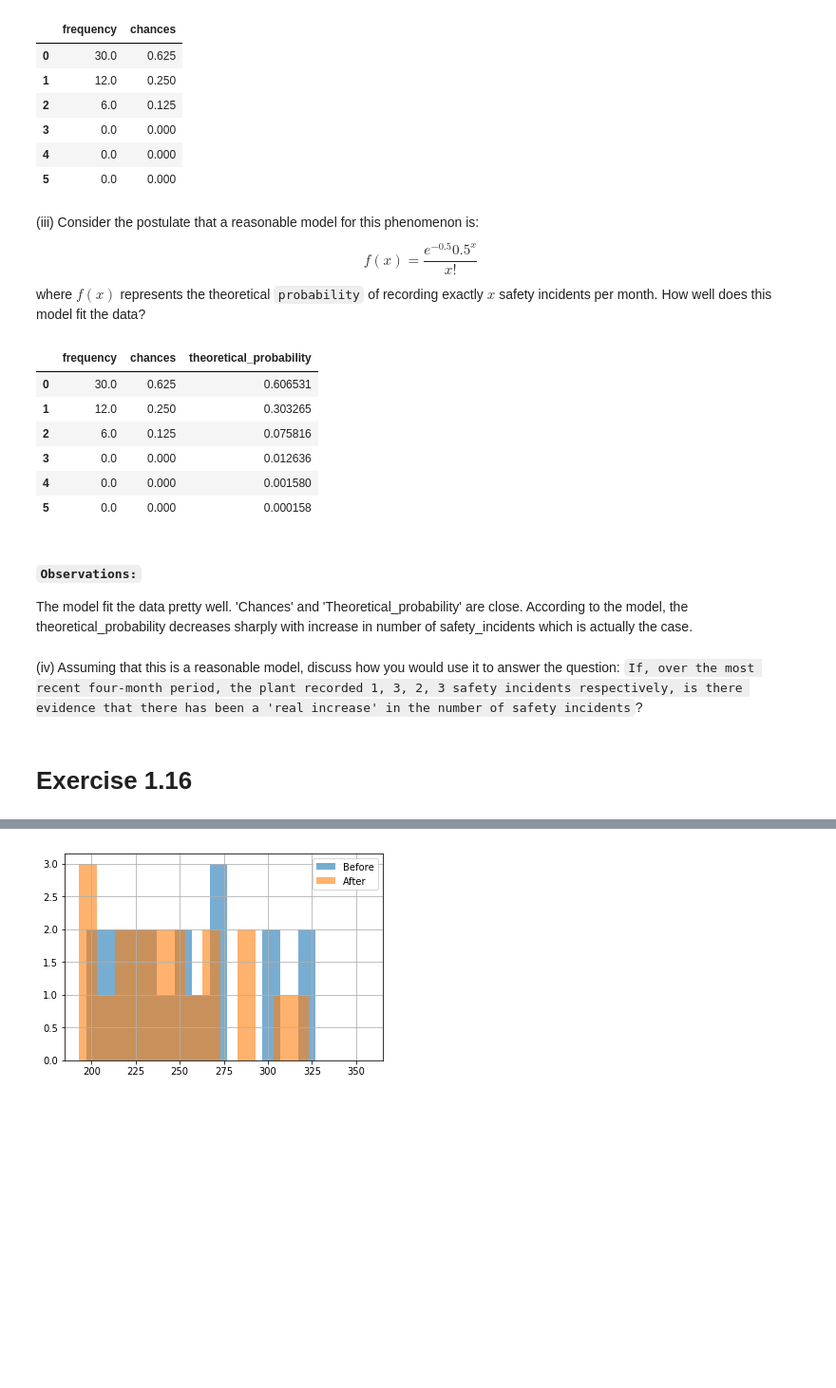
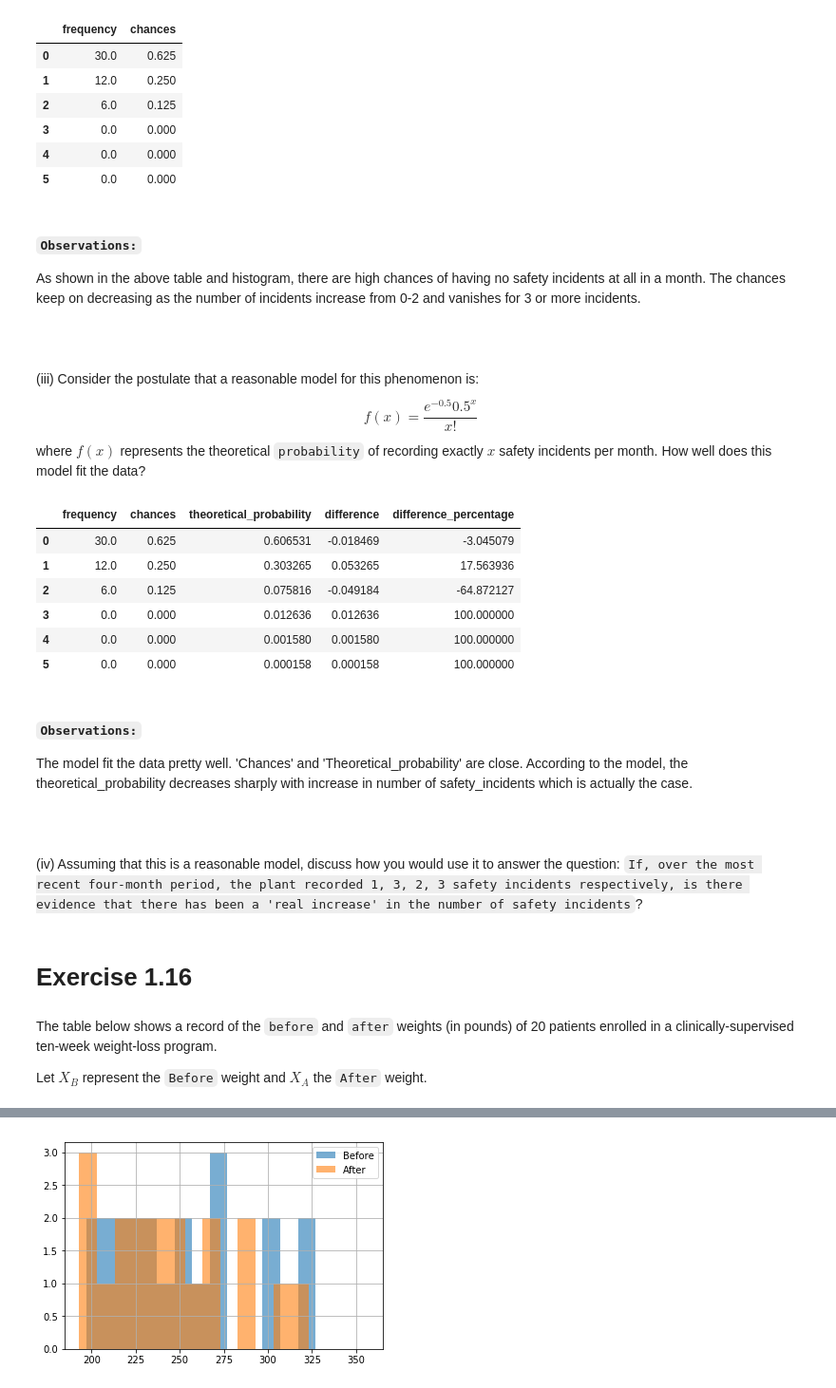
Before and after one commit to ayushi-b/Random_Phenomena_by_Babatunde_Ogunnaike, a Jupyter notebook: Chapter 1/Chapter 1.ipynb, the cells around one changed output, grey strips where cells are left out. Shown at 95% size. Drawn from its saved outputs; the diff is of its cells as text; code cells hidden in the pictures; blank space fills up the shorter version.

```diff
--- a/Chapter 1/Chapter 1.ipynb
+++ b/Chapter 1/Chapter 1.ipynb
@@ -893,7 +958,11 @@ freq_table
 | 3 | 0.0 | 0.000 |
 | 4 | 0.0 | 0.000 |
 | 5 | 0.0 | 0.000 |
+# %% [markdown]
+#### `Observations:`
+As shown in the above table and histogram, there are high chances of having no safety incidents at all in a month. The chances keep on decreasing as the number of incidents increase from 0-2 and vanishes for 3 or more incidents.
 # %% [markdown]
+<br> <br>
 (iii) Consider the postulate that a reasonable model for this phenomenon is:
 $$
 f(x) = \frac{e^{-0.5}{0.5^{x}}} {x!}
@@ -902,26 +971,34 @@ where $f(x)$ represents the theoretical `probability` of recording exactly $x$ s
 # %%
 def function_of_x(x, lmbda=0.5):
     value = (np.exp(-lmbda)*(lmbda**x))/math.factorial(x)
     return value
 
 theoretical_probability = []
 for x in freq_table.index.values:
     theoretical_probability.append(function_of_x(x))
 
 freq_table['theoretical_probability'] = theoretical_probability
+freq_table['difference'] = freq_table['theoretical_probability'] - freq_table['chances']
+
+freq_table['difference_percentage'] = (freq_table['difference']*100)/freq_table['theoretical_probability']
 freq_table
 # %% [output]
-|  | frequency | chances | theoretical_probability |
-| 0 | 30.0 | 0.625 | 0.606531 |
-| 1 | 12.0 | 0.250 | 0.303265 |
-| 2 | 6.0 | 0.125 | 0.075816 |
-| 3 | 0.0 | 0.000 | 0.012636 |
-| 4 | 0.0 | 0.000 | 0.001580 |
-| 5 | 0.0 | 0.000 | 0.000158 |
+|  | frequency | chances | theoretical_probability | difference | difference_percentage |
+| 0 | 30.0 | 0.625 | 0.606531 | -0.018469 | -3.045079 |
+| 1 | 12.0 | 0.250 | 0.303265 | 0.053265 | 17.563936 |
+| 2 | 6.0 | 0.125 | 0.075816 | -0.049184 | -64.872127 |
+| 3 | 0.0 | 0.000 | 0.012636 | 0.012636 | 100.000000 |
+| 4 | 0.0 | 0.000 | 0.001580 | 0.001580 | 100.000000 |
+| 5 | 0.0 | 0.000 | 0.000158 | 0.000158 | 100.000000 |
 # %% [markdown]
 #### `Observations:`
 The model fit the data pretty well. 'Chances' and 'Theoretical_probability' are close. According to the model, the theoretical_probability decreases sharply with increase in number of safety_incidents which is actually the case.
 # %% [markdown]
+<br> <br>
 (iv) Assuming that this is a reasonable model, discuss how you would use it to answer the question: ``If, over the most recent four-month period, the plant recorded 1, 3, 2, 3 safety incidents respectively, is there evidence that there has been a 'real increase' in the number of safety incidents``?
 # %% [markdown]
 # Exercise 1.16
+# %% [markdown]
+The table below shows a record of the `before` and `after` weights (in pounds) of 20 patients enrolled in a clinically-supervised ten-week weight-loss program.
+
+Let $X_B$ represent the `Before` weight and $X_A$ the `After` weight.
```
Also changed, not shown: parts of 41 cells of this notebook, 11 other files.
